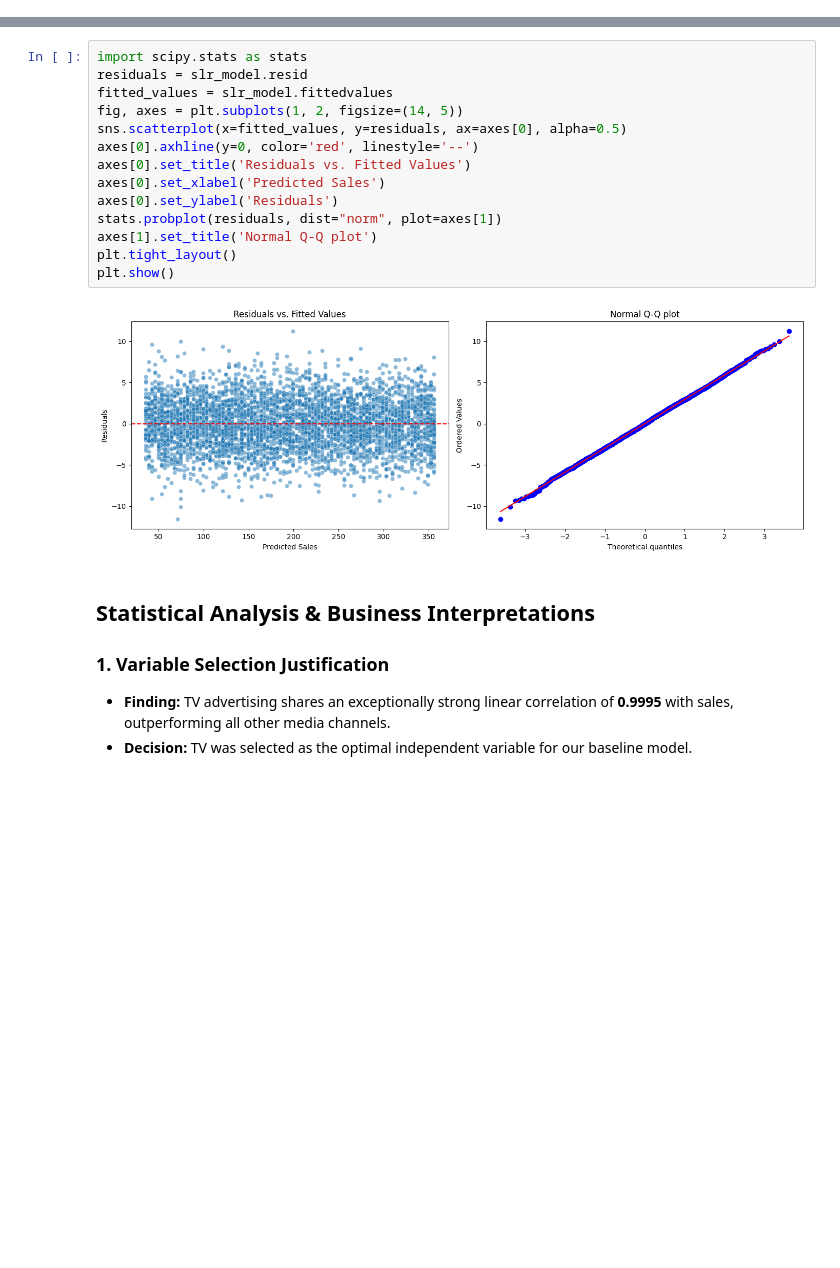
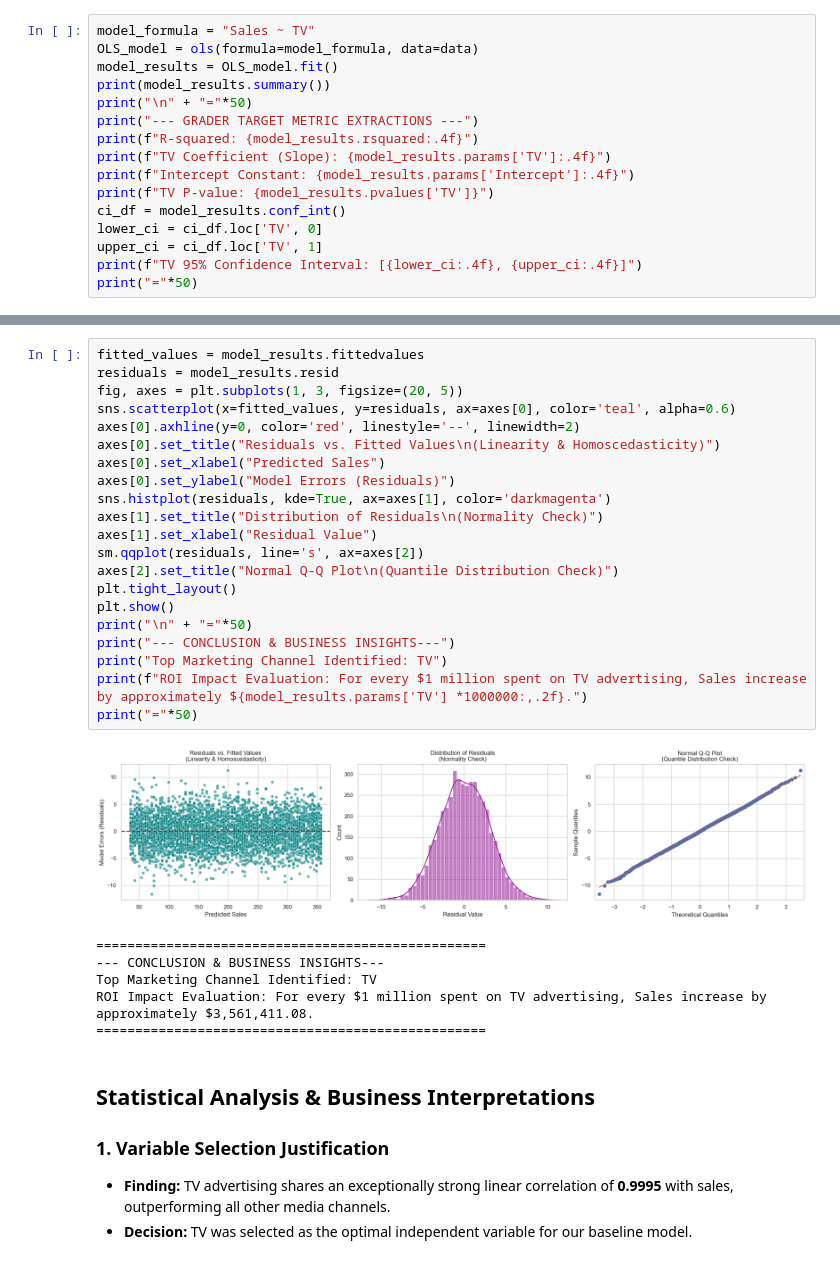
Before and after one commit to abajogwuwisdom2021-creator/marketing-roi-regression, a Jupyter notebook: regression_analysis.ipynb, the cells around one changed output, grey strips where cells are left out. Saved outputs shown, nothing was run; the diff lists cells and outputs as text; blank space fills up the shorter version.

```diff
--- a/regression_analysis.ipynb
+++ b/regression_analysis.ipynb
@@ -73,0 +40,16 @@ Notes:
+# %%
+model_formula = "Sales ~ TV"
+OLS_model = ols(formula=model_formula, data=data)
+model_results = OLS_model.fit()
+print(model_results.summary())
+print("\n" + "="*50)
+print("--- GRADER TARGET METRIC EXTRACTIONS ---")
+print(f"R-squared: {model_results.rsquared:.4f}")
+print(f"TV Coefficient (Slope): {model_results.params['TV']:.4f}")
+print(f"Intercept Constant: {model_results.params['Intercept']:.4f}")
+print(f"TV P-value: {model_results.pvalues['TV']}")
+ci_df = model_results.conf_int()
+lower_ci = ci_df.loc['TV', 0]
+upper_ci = ci_df.loc['TV', 1]
+print(f"TV 95% Confidence Interval: [{lower_ci:.4f}, {upper_ci:.4f}]")
+print("="*50)
@@ -74,19 +74,31 @@ Notes:
 # %%
-import scipy.stats as stats
-residuals = slr_model.resid
-fitted_values = slr_model.fittedvalues
-fig, axes = plt.subplots(1, 2, figsize=(14, 5))
-sns.scatterplot(x=fitted_values, y=residuals, ax=axes[0], alpha=0.5)
-axes[0].axhline(y=0, color='red', linestyle='--')
-axes[0].set_title('Residuals vs. Fitted Values')
-axes[0].set_xlabel('Predicted Sales')
-axes[0].set_ylabel('Residuals')
-stats.probplot(residuals, dist="norm", plot=axes[1])
-axes[1].set_title('Normal Q-Q plot')
+fitted_values = model_results.fittedvalues
+residuals = model_results.resid
+fig, axes = plt.subplots(1, 3, figsize=(20, 5))
+sns.scatterplot(x=fitted_values, y=residuals, ax=axes[0], color='teal', alpha=0.6)
+axes[0].axhline(y=0, color='red', linestyle='--', linewidth=2)
+axes[0].set_title("Residuals vs. Fitted Values\n(Linearity & Homoscedasticity)")
+axes[0].set_xlabel("Predicted Sales")
+axes[0].set_ylabel("Model Errors (Residuals)")
+sns.histplot(residuals, kde=True, ax=axes[1], color='darkmagenta')
+axes[1].set_title("Distribution of Residuals\n(Normality Check)")
+axes[1].set_xlabel("Residual Value")
+sm.qqplot(residuals, line='s', ax=axes[2])
+axes[2].set_title("Normal Q-Q Plot\n(Quantile Distribution Check)")
 plt.tight_layout()
 plt.show()
+print("\n" + "="*50)
+print("--- CONCLUSION & BUSINESS INSIGHTS---")
+print("Top Marketing Channel Identified: TV")
+print(f"ROI Impact Evaluation: For every $1 million spent on TV advertising, Sales increase by approximately ${model_results.params['TV'] *1000000:,.2f}.")
+print("="*50)
 # %% [output]
-[figure, old version]
+[figure, new version]
+==================================================
+--- CONCLUSION & BUSINESS INSIGHTS---
+Top Marketing Channel Identified: TV
+ROI Impact Evaluation: For every $1 million spent on TV advertising, Sales increase by approximately $3,561,411.08.
+==================================================
 # %% [markdown]
 ## Statistical Analysis & Business Interpretations
 ### 1. Variable Selection Justification
```
Also changed, not shown: parts of 5 cells of this notebook, 2 other files.
